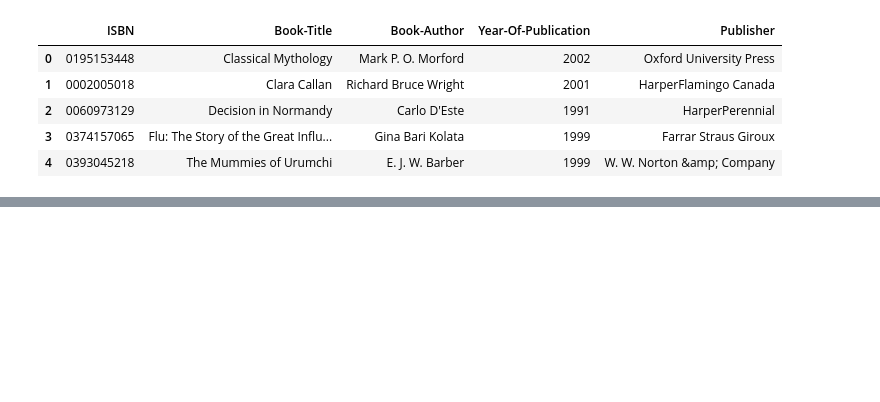
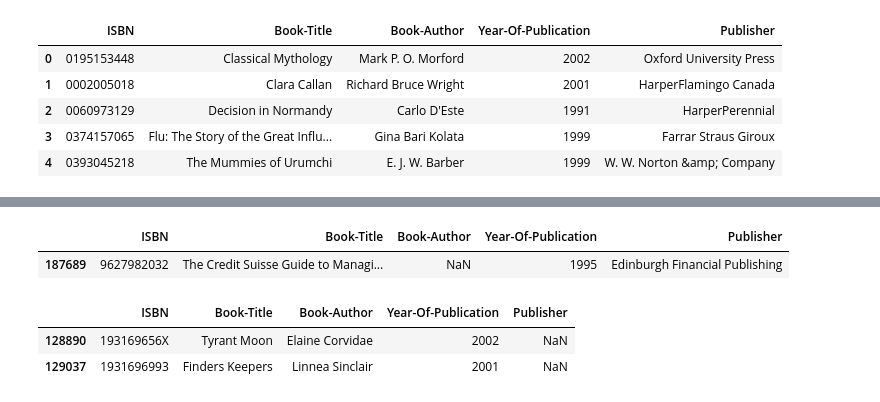
Before and after one commit to toupasana/Unsupervised-Machine-Learning-, a Jupyter notebook: Book_Recommendation_System.ipynb, the cells around one changed output, grey strips where cells are left out. Drawn from its saved outputs; the diff is of its cells as text; code cells hidden in the pictures; blank space fills up the shorter version.

```diff
--- a/Book_Recommendation_System.ipynb
+++ b/Book_Recommendation_System.ipynb
@@ -97,0 +105,11 @@ books.isnull().sum()
+# %%
+books.loc[books['Book-Author'].isnull(),:]
+# %% [output]
+|  | ISBN | Book-Title | Book-Author | Year-Of-Publication | Publisher |
+| 187689 | 9627982032 | The Credit Suisse Guide to Managi... | NaN | 1995 | Edinburgh Financial Publishing |
+# %%
+books.loc[books['Publisher'].isnull(),:]
+# %% [output]
+|  | ISBN | Book-Title | Book-Author | Year-Of-Publication | Publisher |
+| 128890 | 193169656X | Tyrant Moon | Elaine Corvidae | 2002 | NaN |
+| 129037 | 1931696993 | Finders Keepers | Linnea Sinclair | 2001 | NaN |
```
Also changed, not shown: parts of 13 cells of this notebook.
